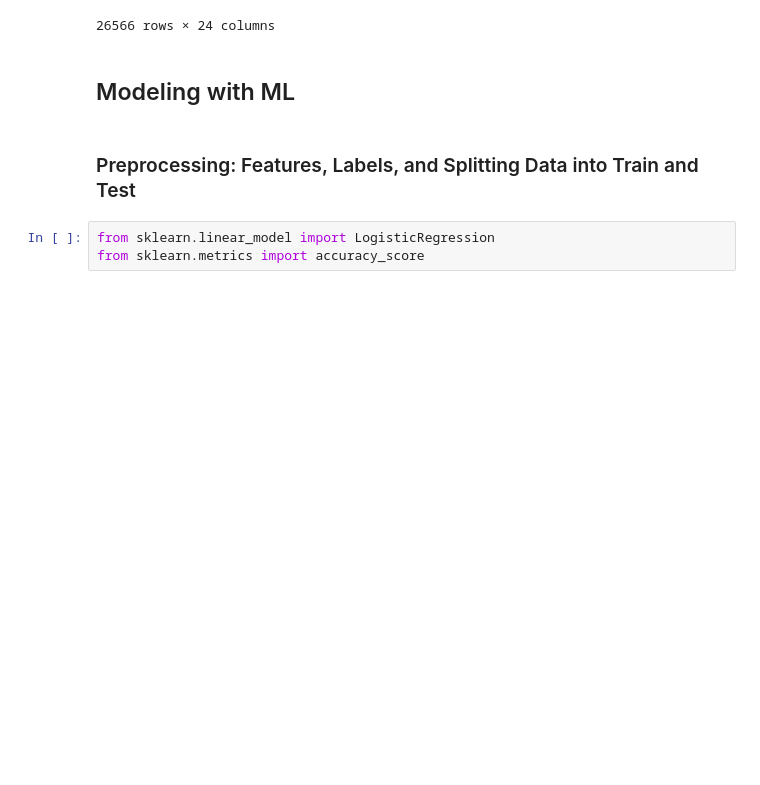
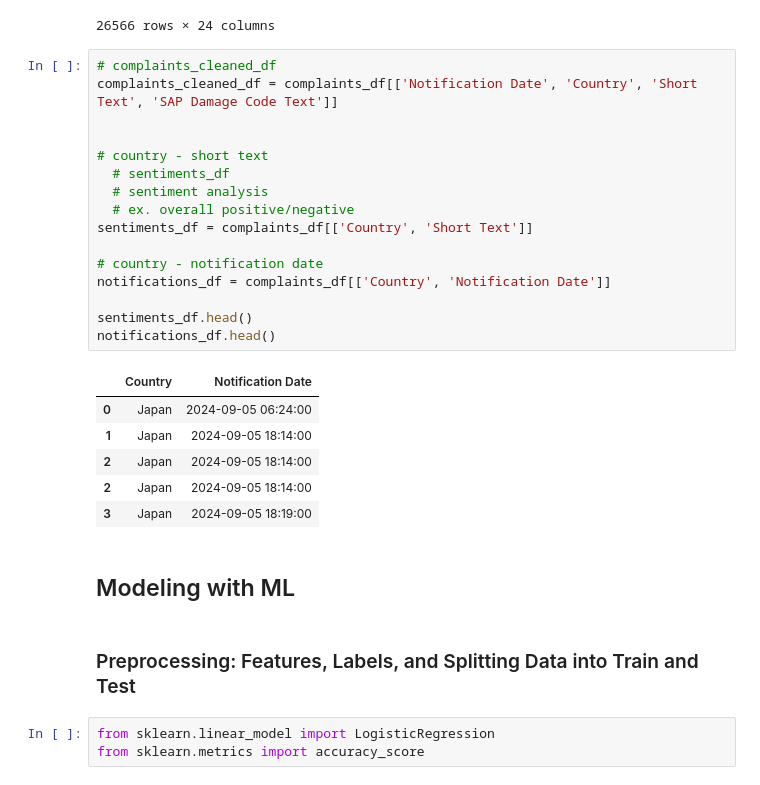
Before and after one commit to michellechang02/philips-complaints, a Jupyter notebook: complaints.ipynb, the cells around one changed output. Saved outputs shown, nothing was run; the diff lists cells and outputs as text; blank space fills up the shorter version.

```diff
--- a/complaints.ipynb
+++ b/complaints.ipynb
@@ -235,6 +213,29 @@ complaints_df
 | 21672 | 97422 | 319012360.0 | 2024-09-04 18:19:00 | 1146468 | DreamWear SP, FitPack, GBL | ... |
 | 21673 | 97422 | 319012360.0 | 2024-09-04 18:19:00 | 1146468 | DreamWear SP, FitPack, GBL | ... |
 26566 rows × 24 columns
+# %%
+# complaints_cleaned_df
+complaints_cleaned_df = complaints_df[['Notification Date', 'Country', 'Short Text', 'SAP Damage Code Text']]
+
+
+# country - short text
+  # sentiments_df
+  # sentiment analysis
+  # ex. overall positive/negative
+sentiments_df = complaints_df[['Country', 'Short Text']]
+
+# country - notification date
+notifications_df = complaints_df[['Country', 'Notification Date']]
+
+sentiments_df.head()
+notifications_df.head()
+# %% [output]
+|  | Country | Notification Date |
+| 0 | Japan | 2024-09-05 06:24:00 |
+| 1 | Japan | 2024-09-05 18:14:00 |
+| 2 | Japan | 2024-09-05 18:14:00 |
+| 2 | Japan | 2024-09-05 18:14:00 |
+| 3 | Japan | 2024-09-05 18:19:00 |
 # %% [markdown]
 ## Modeling with ML
 # %% [markdown]
```
Also changed, not shown: parts of 2 cells of this notebook.
